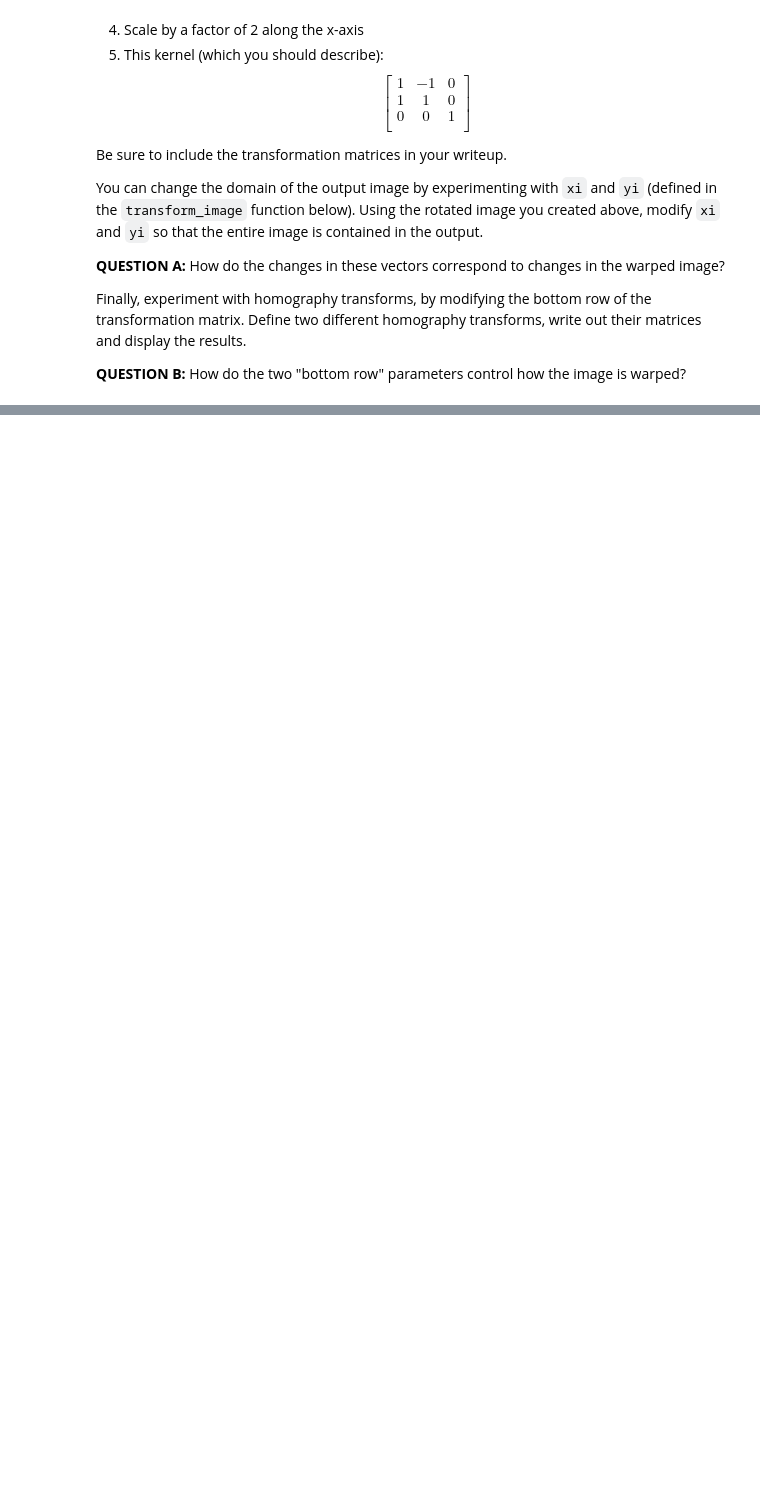
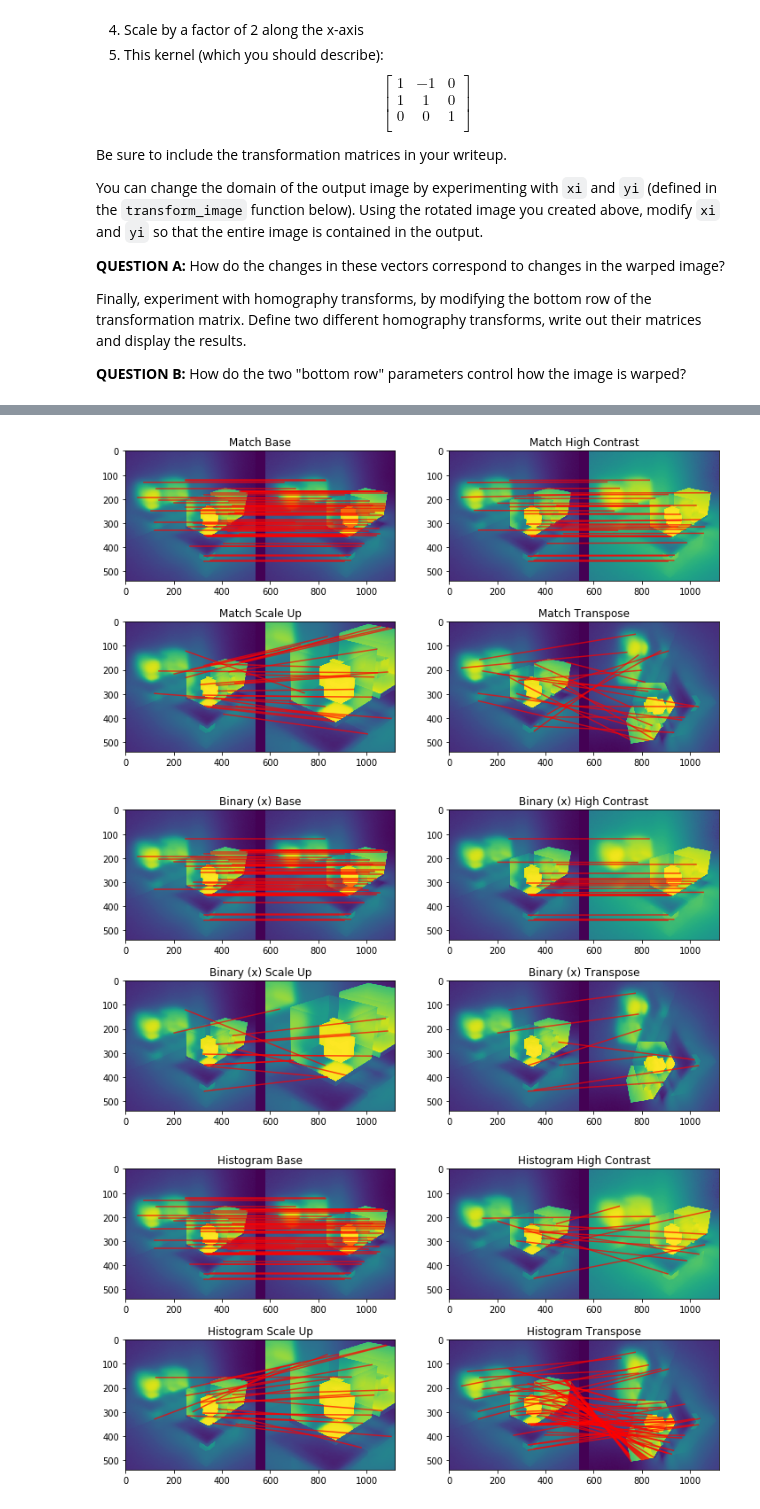
Before and after one commit to 2016bgeyer/Feature-Detection-and-Matching, a Jupyter notebook: P2_features_scale_warping.ipynb, the cells around one changed output, grey strips where cells are left out. Drawn from its saved outputs; the diff is of its cells as text; code cells hidden in the pictures; blank space fills up the shorter version.

```diff
--- a/P2_features_scale_warping.ipynb
+++ b/P2_features_scale_warping.ipynb
@@ -1275,23 +1283,27 @@ def compute_feature_matches(fsa, fsb):
 # %%
 debug = False
 
 # Descriptor Matching Plotting Code
 for (fn, title) in [(compute_descriptor_match, "Match"),
         (compute_descriptor_binary_x, "Binary (x)"),
         (compute_descriptor_hist, "Histogram")]:
-    plt.figure(figsize=(12, 6))
+    plt.figure(figsize=(12, 6.5))
 
     corners = get_corners(img_base)
     fsa = get_features_with_descriptors(img_base, corners, fn)
 
-    for ind, image_comp in enumerate(
-            [img_base, img_contrast, img_highres, img_transpose]):
+    for ind, (name, image_comp) in enumerate(
+            [(' Base', img_base), (' High Contrast', img_contrast), (' Scale Up', img_highres), (' Transpose', img_transpose)]):
 
         ax = plt.subplot(2, 2, ind+1)
         corners = get_corners(image_comp)
         fsb = get_features_with_descriptors(image_comp, corners, fn)
         matches = compute_feature_matches(fsa, fsb)
-        visualize_matches(img_base, image_comp, matches, ax, title)
+        visualize_matches(img_base, image_comp, matches, ax, title + name)
+# %% [output]
+[figure, added]
+[figure, added]
+[figure, added]
 # %%
 # onedork, grade3, oceans16, chesterish, monokai, solarizedl, solarizedd
 # !jt -t monokai
```
Also changed, not shown: parts of 5 cells of this notebook, 4 other files.
